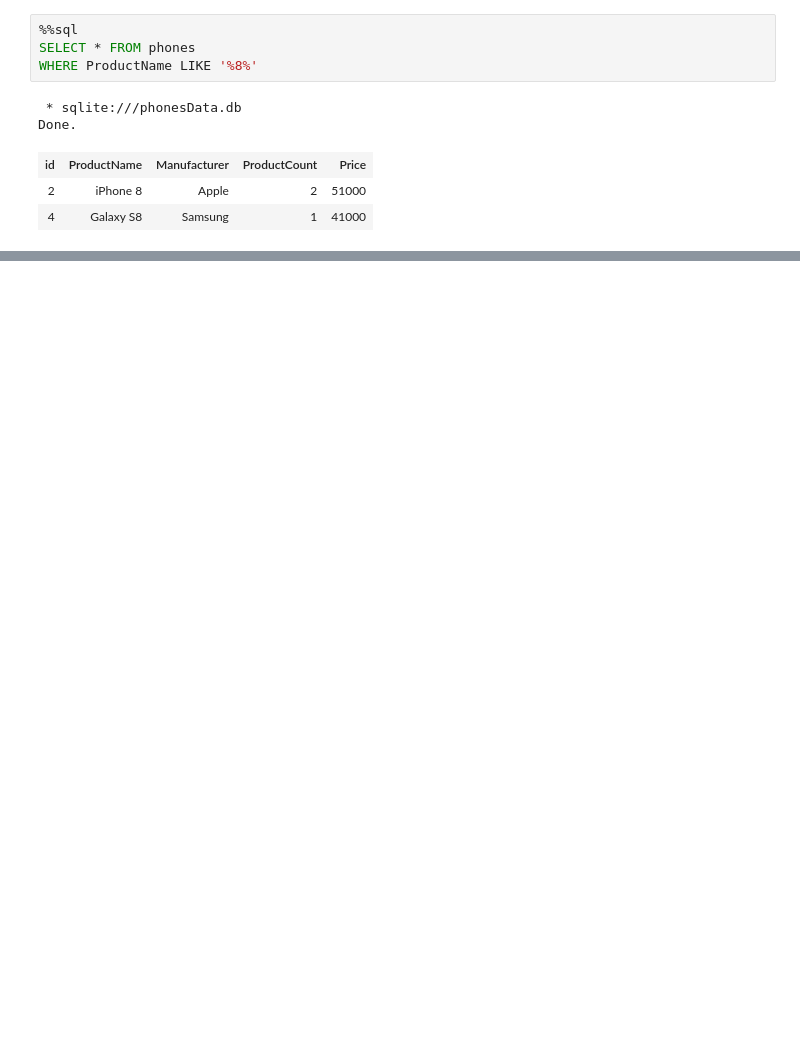
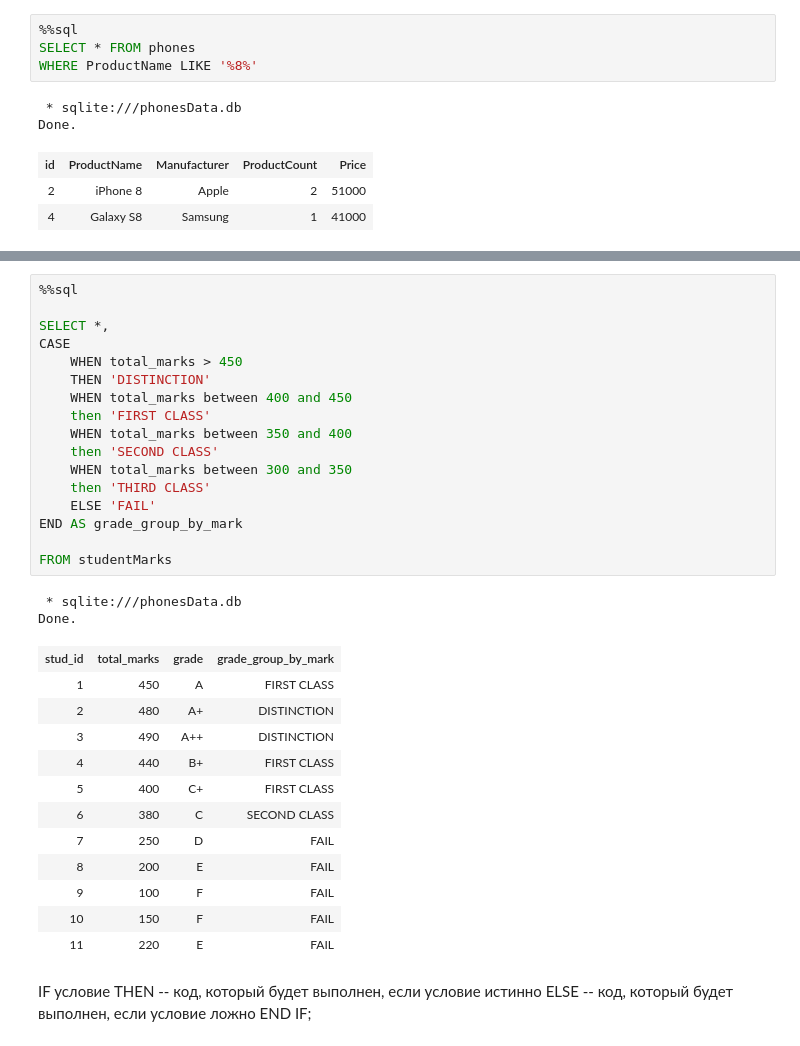
Before and after one commit to MrsMystique/python-repo, a Jupyter notebook: sqlmagic/sql magic.ipynb, the cells around one changed output, grey strips where cells are left out. Drawn from its saved outputs; the diff is of its cells as text; blank space fills up the shorter version.

```diff
--- a/sqlmagic/sql magic.ipynb
+++ b/sqlmagic/sql magic.ipynb
@@ -141,0 +416,38 @@ Done.
+# %%
+%%sql
+
+SELECT *,
+CASE
+    WHEN total_marks > 450
+    THEN 'DISTINCTION'
+    WHEN total_marks between 400 and 450
+    then 'FIRST CLASS'
+    WHEN total_marks between 350 and 400
+    then 'SECOND CLASS'
+    WHEN total_marks between 300 and 350
+    then 'THIRD CLASS'
+    ELSE 'FAIL'
+END AS grade_group_by_mark
+
+FROM studentMarks
+# %% [output]
+ * sqlite:///phonesData.db
+Done.
+| stud_id | total_marks | grade | grade_group_by_mark |
+| 1 | 450 | A | FIRST CLASS |
+| 2 | 480 | A+ | DISTINCTION |
+| 3 | 490 | A++ | DISTINCTION |
+| 4 | 440 | B+ | FIRST CLASS |
+| 5 | 400 | C+ | FIRST CLASS |
+| 6 | 380 | C | SECOND CLASS |
+| 7 | 250 | D | FAIL |
+| 8 | 200 | E | FAIL |
+| 9 | 100 | F | FAIL |
+| 10 | 150 | F | FAIL |
+| 11 | 220 | E | FAIL |
+# %% [markdown]
+IF условие THEN
+    -- код, который будет выполнен, если условие истинно
+ELSE
+    -- код, который будет выполнен, если условие ложно
+END IF;
```
Also changed, not shown: parts of 16 cells of this notebook, 21 other files.
